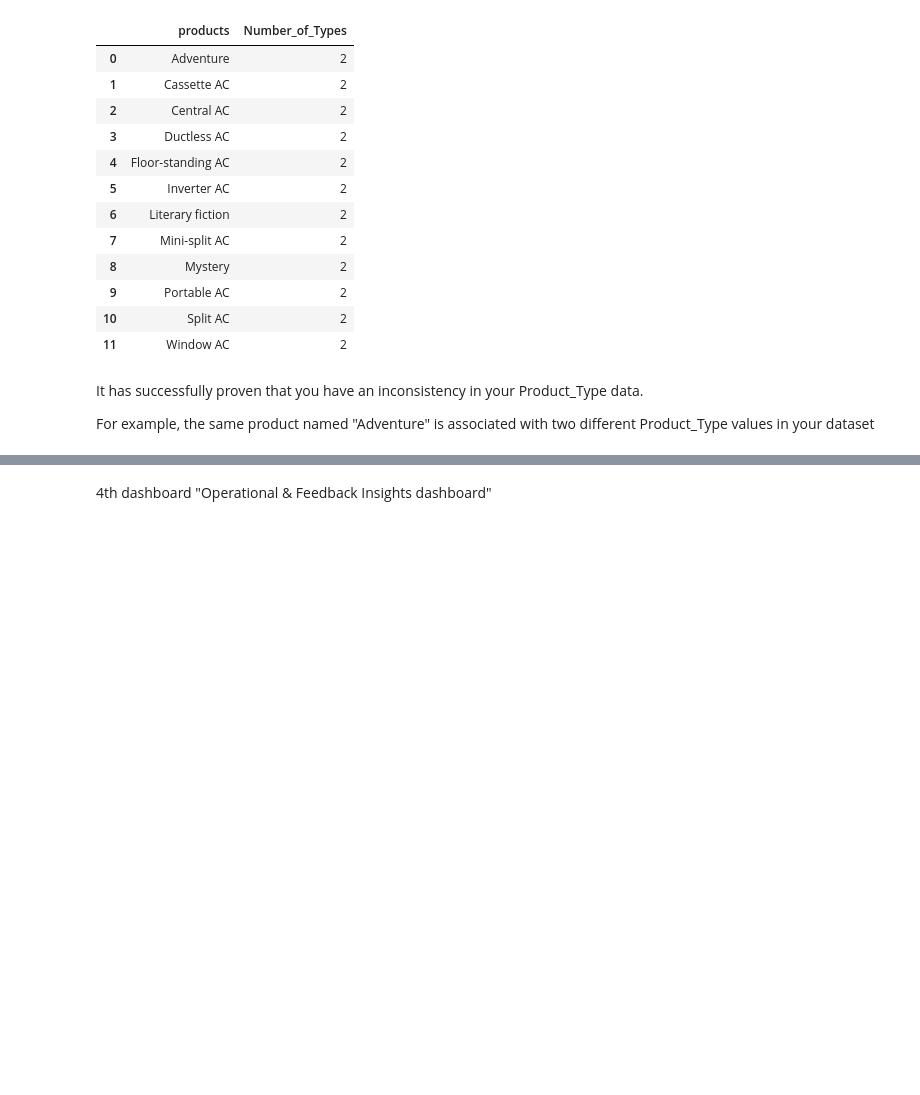
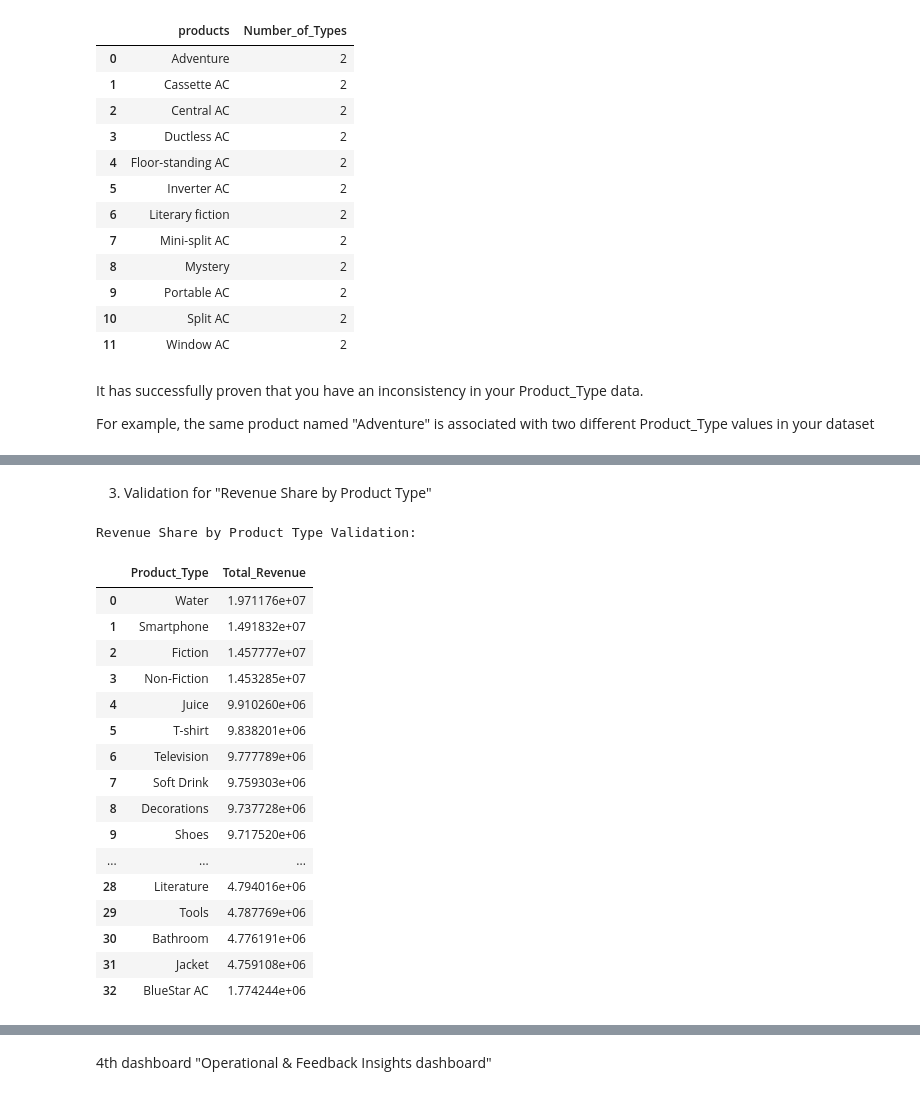
Before and after one commit to pranav444444/MinorProject_Sem7_Customer-Preference-and-Trend-Analytics-for-the-Retail-Sector, a Jupyter notebook: sample_retail_sales (2).ipynb, the cells around one changed output, grey strips where cells are left out. Drawn from its saved outputs; the diff is of its cells as text; code cells hidden in the pictures; blank space fills up the shorter version.

```diff
--- a/sample_retail_sales (2).ipynb
+++ b/sample_retail_sales (2).ipynb
@@ -2117,0 +2528,41 @@ For example, the same product named "Adventure" is associated with two different
+# %% [markdown]
+3. Validation for "Revenue Share by Product Type"
+# %%
+# --- Validation for Revenue by Type Chart ---
+print("\nRevenue Share by Product Type Validation:")
+display(pd.read_sql_query("""
+    WITH DefinitiveProducts AS (
+        -- Create the clean Product Table
+        SELECT (Product_Category || '-' || Product_Brand || '-' || Product_Type) as Product_Key, Product_Type
+        FROM (
+            SELECT *, ROW_NUMBER() OVER(PARTITION BY (Product_Category || '-' || Product_Brand || '-' || Product_Type) ORDER BY Date DESC) as rn
+            FROM RetailData
+        ) WHERE rn = 1
+    )
+    SELECT
+        dp.Product_Type,
+        SUM(rd.Total_Amount) as Total_Revenue
+    FROM RetailData rd
+    JOIN DefinitiveProducts dp ON (rd.Product_Category || '-' || rd.Product_Brand || '-' || rd.Product_Type) = dp.Product_Key
+    GROUP BY dp.Product_Type
+    ORDER BY Total_Revenue DESC;
+""", conn))
+# %% [output]
+Revenue Share by Product Type Validation:
+|  | Product_Type | Total_Revenue |
+| 0 | Water | 1.971176e+07 |
+| 1 | Smartphone | 1.491832e+07 |
+| 2 | Fiction | 1.457777e+07 |
+| 3 | Non-Fiction | 1.453285e+07 |
+| 4 | Juice | 9.910260e+06 |
+| 5 | T-shirt | 9.838201e+06 |
+| 6 | Television | 9.777789e+06 |
+| 7 | Soft Drink | 9.759303e+06 |
+| 8 | Decorations | 9.737728e+06 |
+| 9 | Shoes | 9.717520e+06 |
+| ... | ... | ... |
+| 28 | Literature | 4.794016e+06 |
+| 29 | Tools | 4.787769e+06 |
+| 30 | Bathroom | 4.776191e+06 |
+| 31 | Jacket | 4.759108e+06 |
+| 32 | BlueStar AC | 1.774244e+06 |
```
Also changed, not shown: parts of 41 cells of this notebook, 2 other files.
